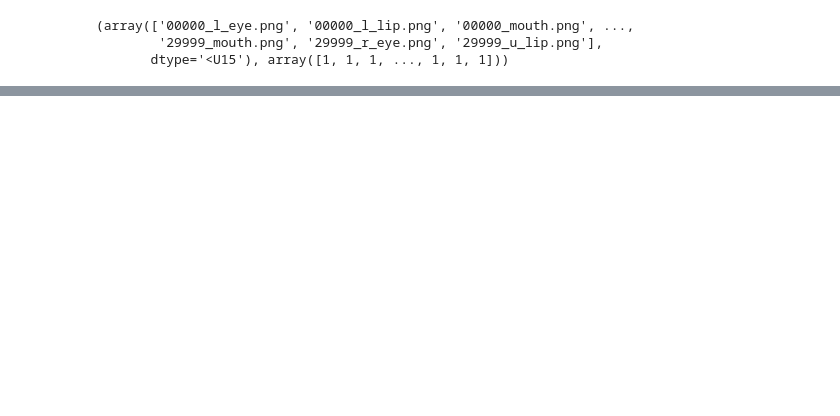
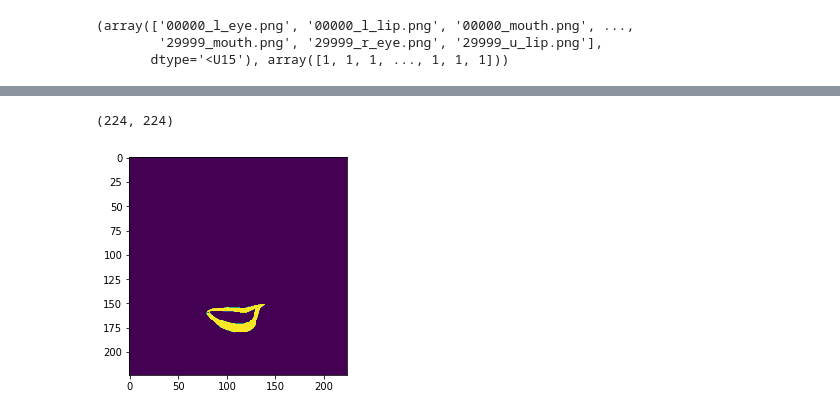
Before and after one commit to macabdul9/face-segmentation, a Jupyter notebook: Exploratory Data Analysis.ipynb, the cells around one changed output, grey strips where cells are left out. Drawn from its saved outputs; the diff is of its cells as text; code cells hidden in the pictures; blank space fills up the shorter version.

```diff
--- a/Exploratory Data Analysis.ipynb
+++ b/Exploratory Data Analysis.ipynb
@@ -175,0 +213,15 @@ np.unique(masks, return_counts=True)
+# %%
+l_lip = cv2.imread('./CelebAMask-HQ-mask-pool/00299_l_lip.png')
+l_lip = cv2.cvtColor(l_lip, cv2.COLOR_BGR2GRAY)
+l_lip = cv2.resize(l_lip, (224, 224))
+
+u_lip = cv2.imread('./CelebAMask-HQ-mask-pool/00299_u_lip.png')
+u_lip = cv2.cvtColor(u_lip, cv2.COLOR_BGR2GRAY)
+u_lip = cv2.resize(u_lip, (224, 224))
+# %%
+lips = cv2.add(l_lip, u_lip)
+plt.imshow(lips)
+print(lips.shape)
+# %% [output]
+(224, 224)
+[figure, added]
```
Also changed, not shown: parts of 65 cells of this notebook, 1 other file.
